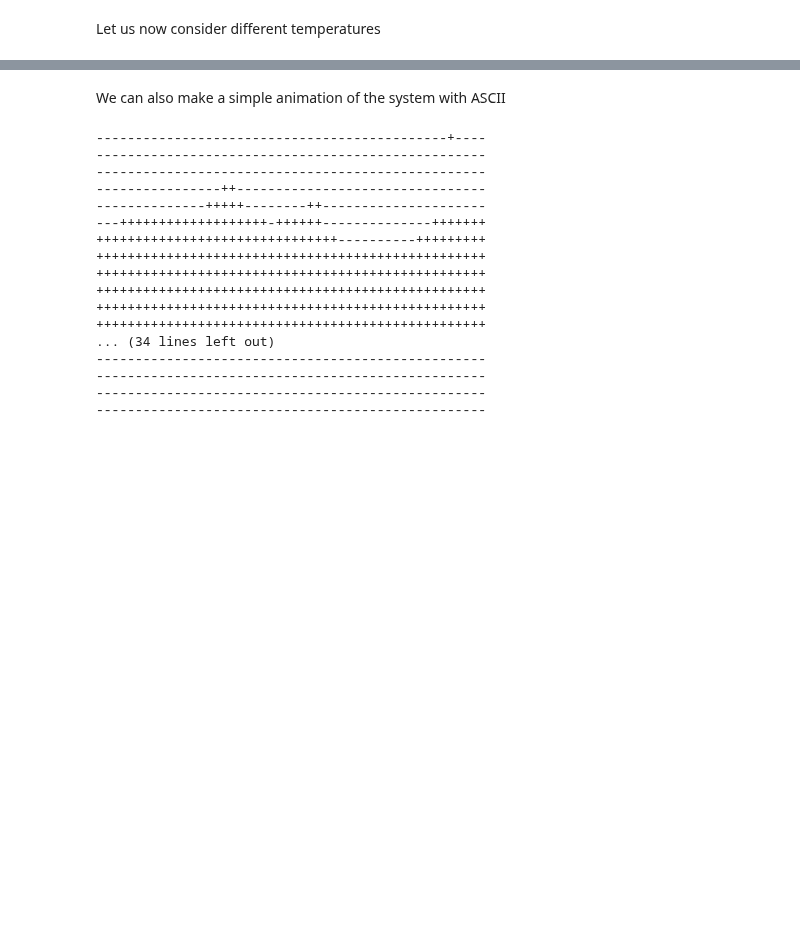
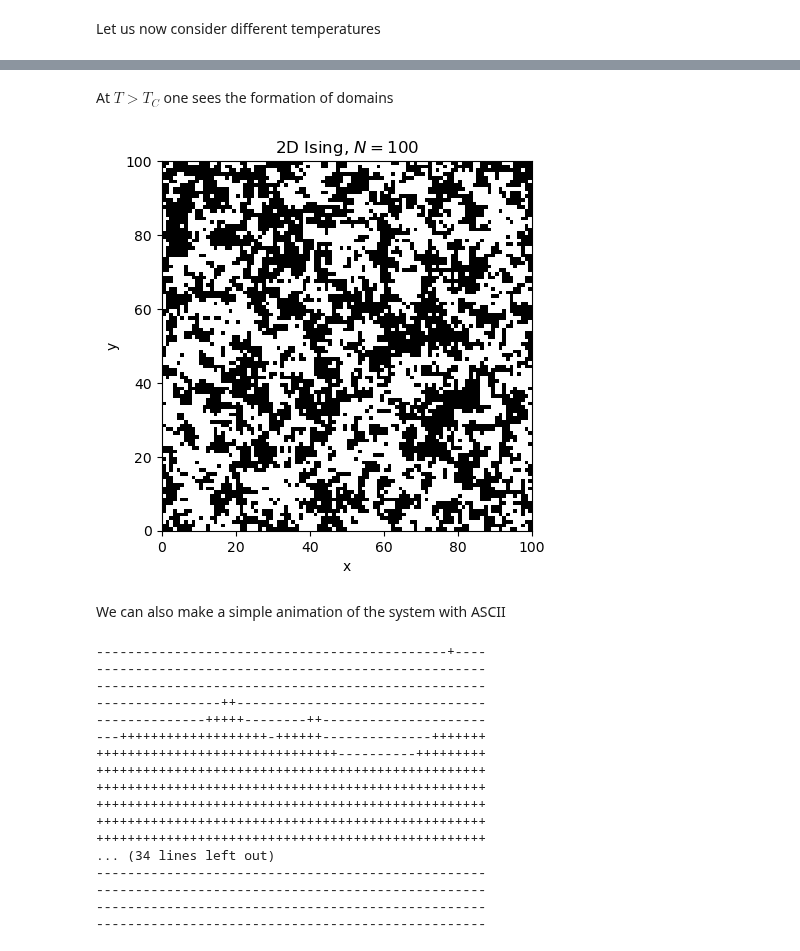
Before and after one commit to vlvovch/PHYS6350-ComputationalPhysics, a Jupyter notebook: code/12_StatisticalPhysics/12_StatisticalPhysics.ipynb, the cells around one changed output, grey strips where cells are left out. Drawn from its saved outputs; the diff is of its cells as text; code cells hidden in the pictures; blank space fills up the shorter version.

```diff
--- a/code/12_StatisticalPhysics/12_StatisticalPhysics.ipynb
+++ b/code/12_StatisticalPhysics/12_StatisticalPhysics.ipynb
@@ -527,3 +512,17 @@ simulateIsing(T, N, steps, periodicBC)
+# %% [markdown]
+At $T > T_C$ one sees the formation of domains
+# %%
+# Visualize 100x100 case
+# Lowe
+N = 100
+steps = 1000000
+periodicBC = True
+Temperature = 3. # 2. / np.log(1+np.sqrt(2.)
+
+plotSimulation = True
+_,_ = simulateIsing(Temperature, N, steps, periodicBC)
+# %% [output]
+[figure, added]
 # %% [markdown]
 We can also make a simple animation of the system with ASCII
 # %%
```
Also changed, not shown: parts of 8 cells of this notebook, 11 other files.
